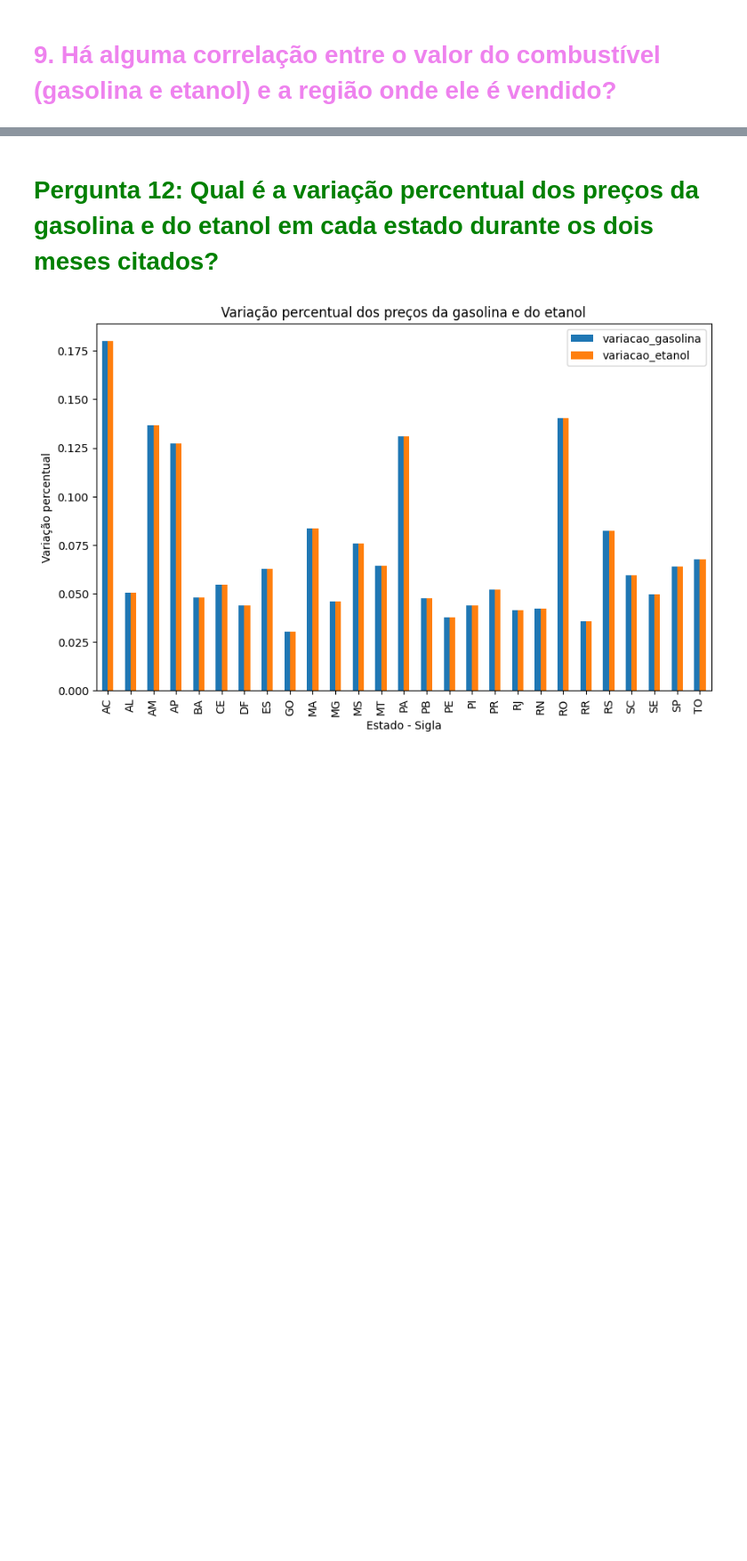
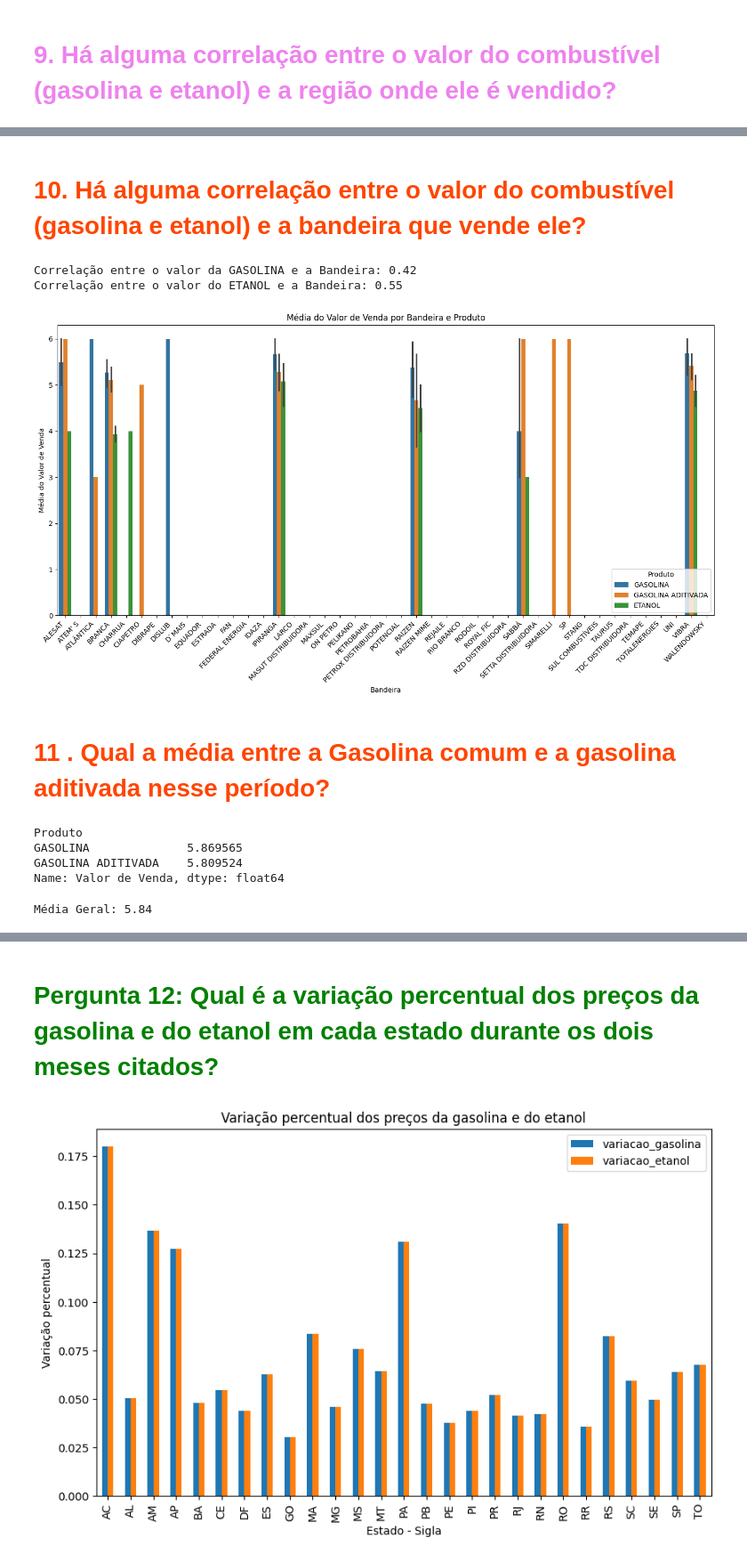
Before and after one commit to IsabelaAthayde/fuels-price-analysis, a Jupyter notebook: trabalho_em_grupo1.ipynb, the cells around one changed output, grey strips where cells are left out. Shown at 89% size. Saved outputs shown, nothing was run; the diff lists cells and outputs as text; code cells hidden in the pictures; blank space fills up the shorter version.

```diff
--- a/trabalho_em_grupo1.ipynb
+++ b/trabalho_em_grupo1.ipynb
@@ -675,0 +669,2 @@ questao9E.T.corr()
+# %% [markdown]
+# <font color = "#FF4500"> 10. Há alguma correlação entre o valor do combustível (gasolina e etanol) e a bandeira que vende ele?
@@ -675,0 +674,54 @@ questao9E.T.corr()
+# %%
+# Converter 'Valor de Venda' para tipo numérico (float) se não for
+df['Valor de Venda'] = pd.to_numeric(df['Valor de Venda'], errors='coerce')
+
+# Converter 'Bandeira' para categoria se ainda não for
+df['Bandeira'] = df['Bandeira'].astype('category')
+
+# Verificar a correlação entre o valor do combustível e as bandeiras
+correlacao_gasolina = df.loc[df['Produto'] == 'GASOLINA', 'Valor de Venda'].corr(df.loc[df['Produto'] == 'GASOLINA', 'Bandeira'].cat.codes)
+correlacao_etanol = df.loc[df['Produto'] == 'ETANOL', 'Valor de Venda'].corr(df.loc[df['Produto'] == 'ETANOL', 'Bandeira'].cat.codes)
+
+print(f"Correlação entre o valor da GASOLINA e a Bandeira: {correlacao_gasolina:.2f}")
+print(f"Correlação entre o valor do ETANOL e a Bandeira: {correlacao_etanol:.2f}")
+# %% [output]
+Correlação entre o valor da GASOLINA e a Bandeira: 0.42
+Correlação entre o valor do ETANOL e a Bandeira: 0.55
+# %%
+# Converter 'Valor de Venda' para tipo numérico (float) se não for
+df['Valor de Venda'] = pd.to_numeric(df['Valor de Venda'], errors='coerce')
+
+# Criar gráfico de barras
+plt.figure(figsize=(14, 8))
+sns.barplot(x='Bandeira', y='Valor de Venda', hue='Produto', data=df)
+plt.title('Média do Valor de Venda por Bandeira e Produto')
+plt.xlabel('Bandeira')
+plt.ylabel('Média do Valor de Venda')
+plt.xticks(rotation=45, ha='right')  # Ajuste na rotação e alinhamento das legendas do eixo x
+plt.legend(title='Produto')
+plt.tight_layout()  # Ajuste automático do layout para evitar sobreposição
+plt.show()
+# %% [output]
+[figure, added]
+# %% [markdown]
+# <font color = "#FF4500"> 11 . Qual a média entre a Gasolina comum e a gasolina aditivada nesse período?
+# %%
+# Filtrar o DataFrame para incluir apenas Gasolina comum e Gasolina aditivada
+gasolinas_df = df[df['Produto'].isin(['GASOLINA', 'GASOLINA ADITIVADA'])]
+
+# Calcular a média do valor de venda para as gasolinas
+media_gasolinas = gasolinas_df.groupby('Produto')['Valor de Venda'].mean()
+
+print(media_gasolinas)
+# %% [output]
+Produto
+GASOLINA              5.869565
+GASOLINA ADITIVADA    5.809524
+Name: Valor de Venda, dtype: float64
+# %%
+# Calcular a média geral entre Gasolina comum e Gasolina aditivada
+media_geral = media_gasolinas.mean()
+
+print(f"Média Geral: {media_geral:.2f}")
+# %% [output]
+Média Geral: 5.84
```
Also changed, not shown: parts of 19 cells of this notebook.
